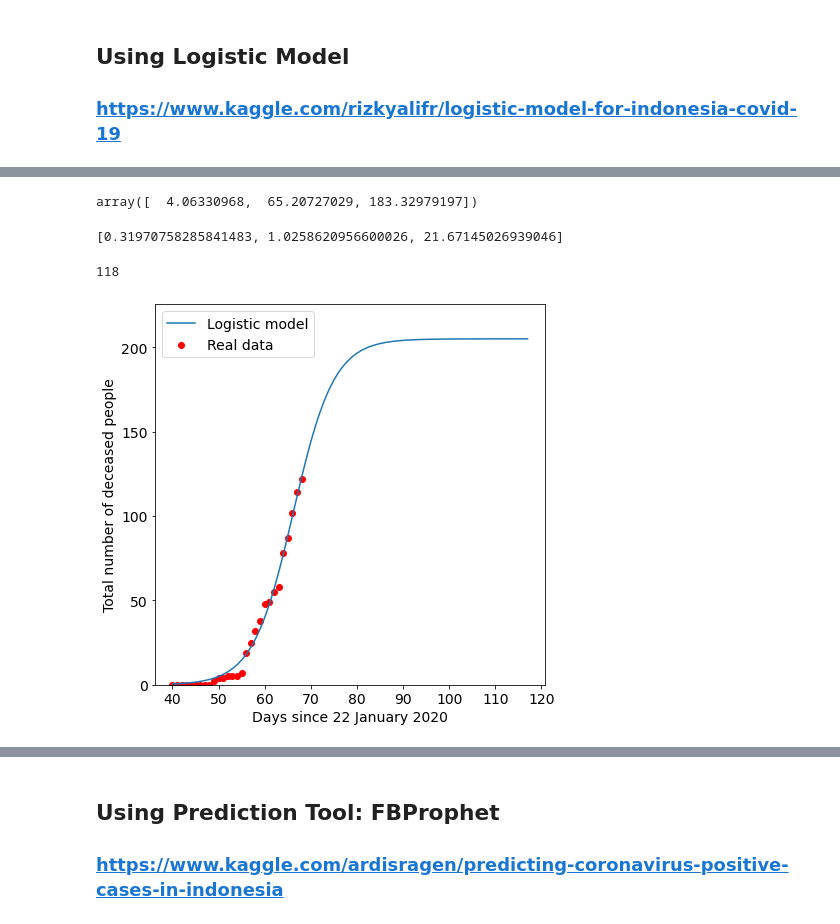
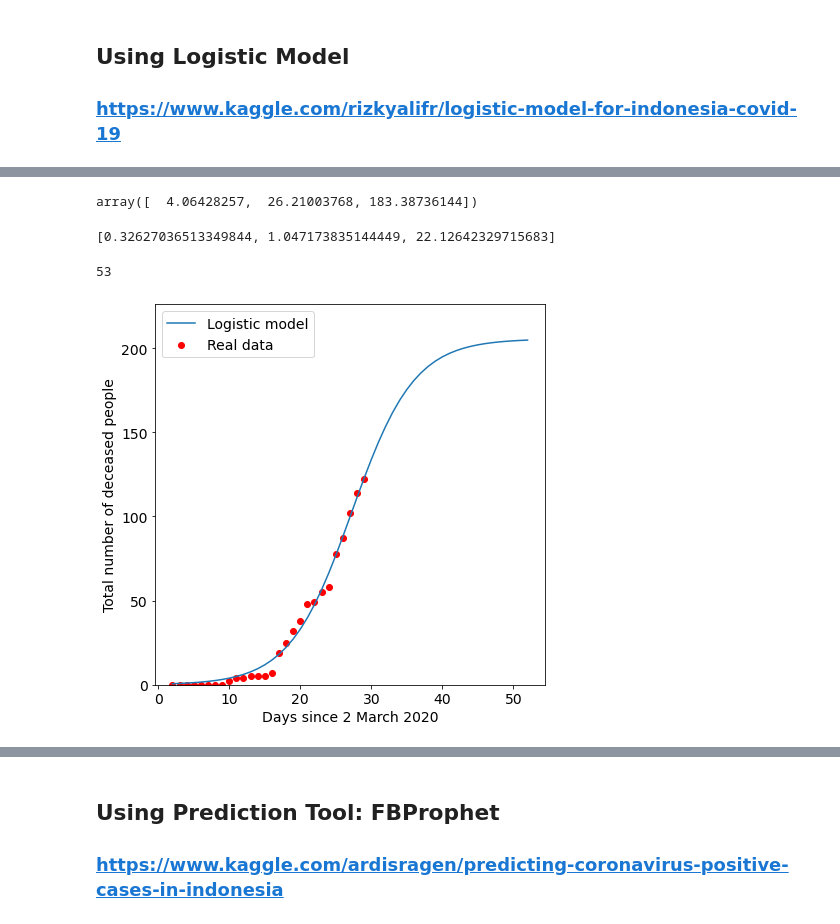
Before and after one commit to andreasnovian/IF5175-ADB-Covid19, a Jupyter notebook: 30Mar-Predicting Covid19 Death Cases in Indonesia.ipynb, the cells around one changed output, grey strips where cells are left out. Saved outputs shown, nothing was run; the diff lists cells and outputs as text; code cells hidden in the pictures.

```diff
--- a/30Mar-Predicting Covid19 Death Cases in Indonesia.ipynb
+++ b/30Mar-Predicting Covid19 Death Cases in Indonesia.ipynb
@@ -22,5 +22,5 @@ FMT = '%d-%b-%y'
 
 date = df['date']
 # df['date'] = date.map(lambda x : (datetime.strptime(x, FMT) - datetime.strptime("1/22/2020", FMT)).days  )
-df['date'] = date.map(lambda x : (datetime.strptime(x, FMT) - datetime.strptime("22-Jan-20", FMT)).days  )
+df['date'] = date.map(lambda x : (datetime.strptime(x, FMT) - datetime.strptime("1-Mar-20", FMT)).days  )
 # %%
@@ -36,21 +47,21 @@ print(df.tail())
 def logistic_model(x,a,b,c):
     return c/(1+np.exp(-(x-b)/a))
 # %%
-x = list(df.iloc[:,0])
-y = list(df.iloc[:,1])
+x = list(df.iloc[1:,0])
+y = list(df.iloc[1:,1])
 
-fit = curve_fit(logistic_model,x,y,p0=[2,100,1000])
+fit = curve_fit(logistic_model,x,y)
 
 A,B = fit
 #nilai a,b,c
 A
 # %% [output]
-array([  4.06330968,  65.20727029, 183.32979197])
+array([  4.06428257,  26.21003768, 183.38736144])
 # %%
 errors = [np.sqrt(fit[1][i][i]) for i in [0,1,2]]
 errors
 # %% [output]
-[0.31970758285841483, 1.0258620956600026, 21.67145026939046]
+[0.32627036513349844, 1.047173835144449, 22.12642329715683]
 # %%
 #Kemungkinan terburuk
 a=A[0]+errors[0]
@@ -61,23 +72,23 @@ c=A[2]+errors[2]
 sol = int(fsolve(lambda x : logistic_model(x,a,b,c) - int(c),b))
 sol
 # %% [output]
-118
+53
 # %%
 pred_x = list(range(max(x),sol))
 plt.rcParams['figure.figsize'] = [7, 7]
 plt.rc('font', size=14)# Real data
 plt.scatter(x,y,label="Real data",color="red")
 
 # Predicted logistic curve
 plt.plot(x+pred_x, [logistic_model(i,a,b,c) for i in x+pred_x], label="Logistic model" )
 
 plt.legend()
-plt.xlabel("Days since 22 January 2020")
+plt.xlabel("Days since 2 March 2020")
 plt.ylabel("Total number of deceased people")
 plt.ylim((min(y)*0.9,c*1.1))
 plt.show()
 # %% [output]
-[figure, old version]
+[figure, new version]
 # %%
 pred_y = [logistic_model(i,a,b,c) for i in pred_x]
 
```
Also changed, not shown: parts of 10 cells of this notebook, 2 other files.
